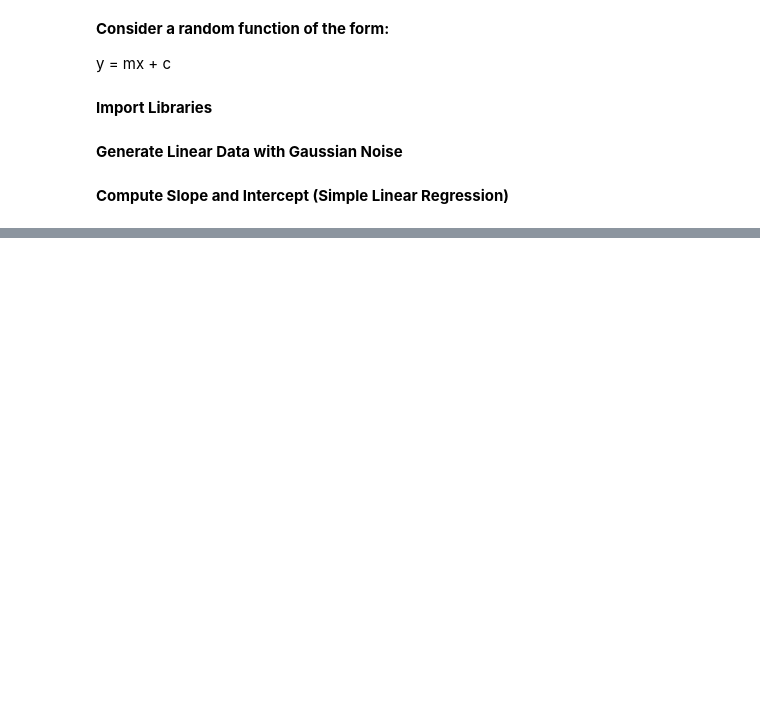
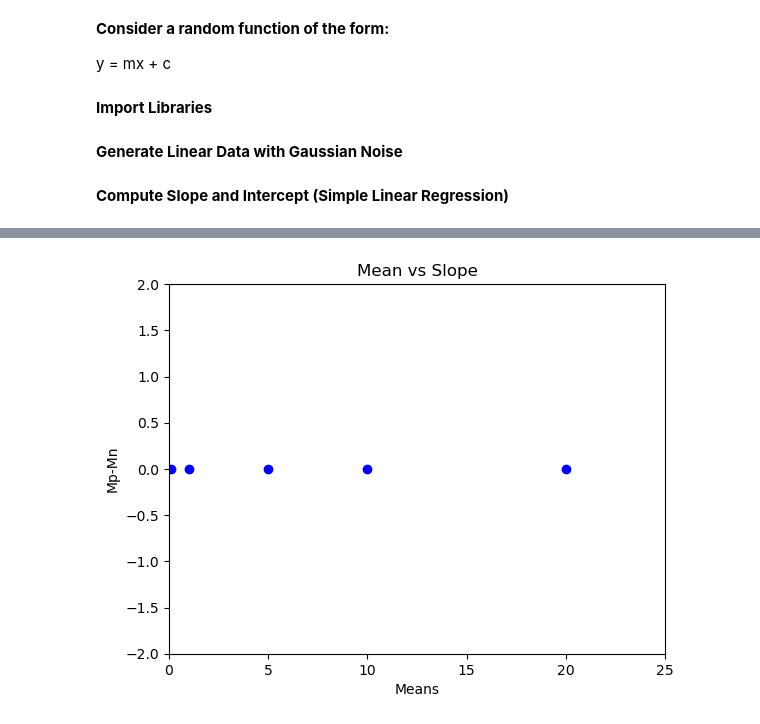
Before and after one commit to yk0766/MLAfterHoursAssignments, a Jupyter notebook: Linear Regression.ipynb, the cells around one changed output, grey strips where cells are left out. Cells and saved outputs as stored; diff of their text form; code cells hidden in the pictures; blank space fills up the shorter version.

```diff
--- a/Linear Regression.ipynb
+++ b/Linear Regression.ipynb
@@ -164,0 +247,15 @@ plt.show()
+# %%
+
+import matplotlib.pyplot as plt
+plt.scatter(mean_levels, slope_differ_collect_mean, color='blue')
+#plt.scatter(, yn, color='orange', label='With Noise')
+plt.xlabel("Means")
+plt.ylabel("Mp-Mn")
+plt.xlim(0, 25)
+plt.ylim(-2, 2)
+#plt.xscale(log)
+plt.title("Mean vs Slope")
+#plt.legend()
+plt.show()
+# %% [output]
+[figure, added]
```
Also changed, not shown: parts of 7 cells of this notebook.
